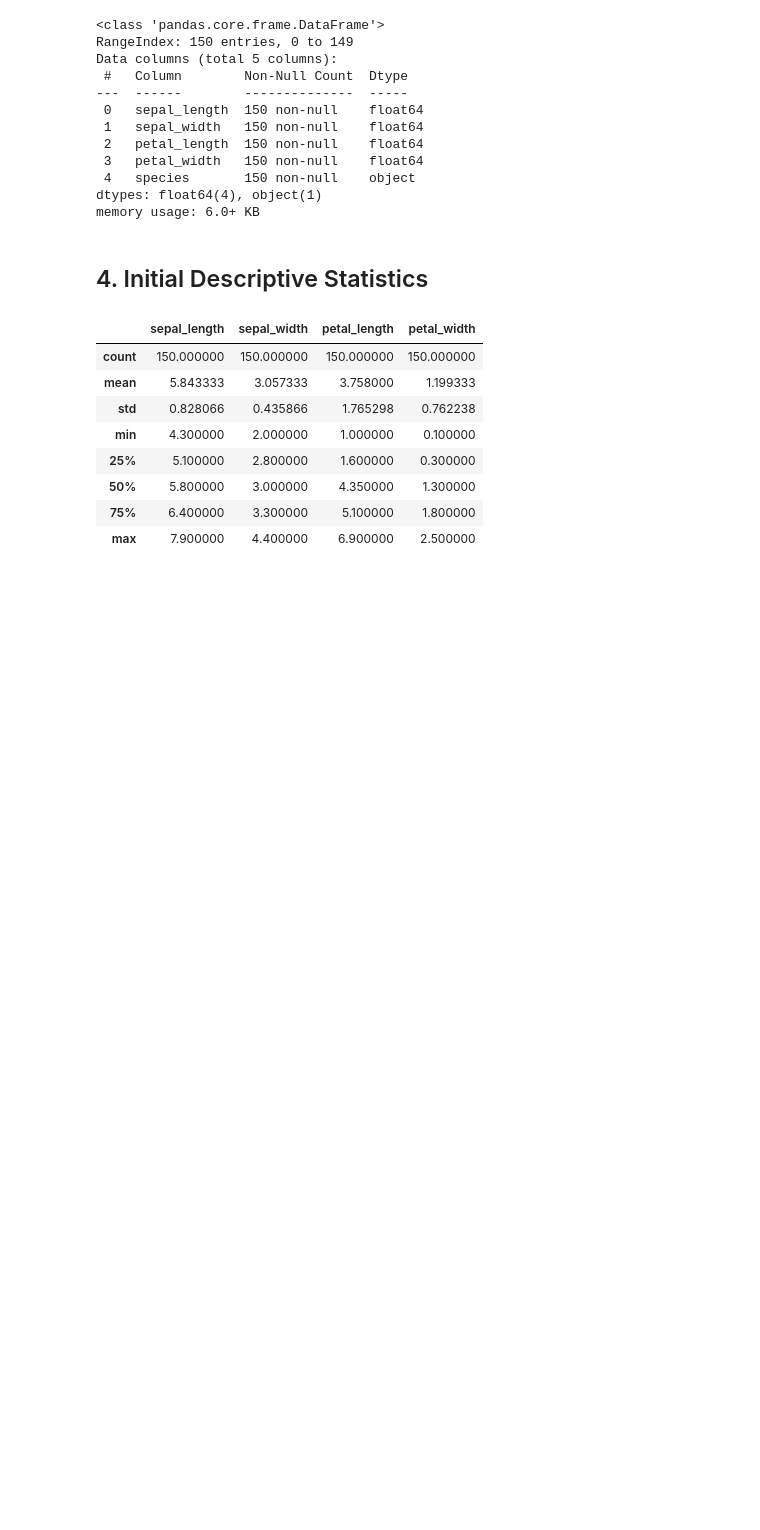
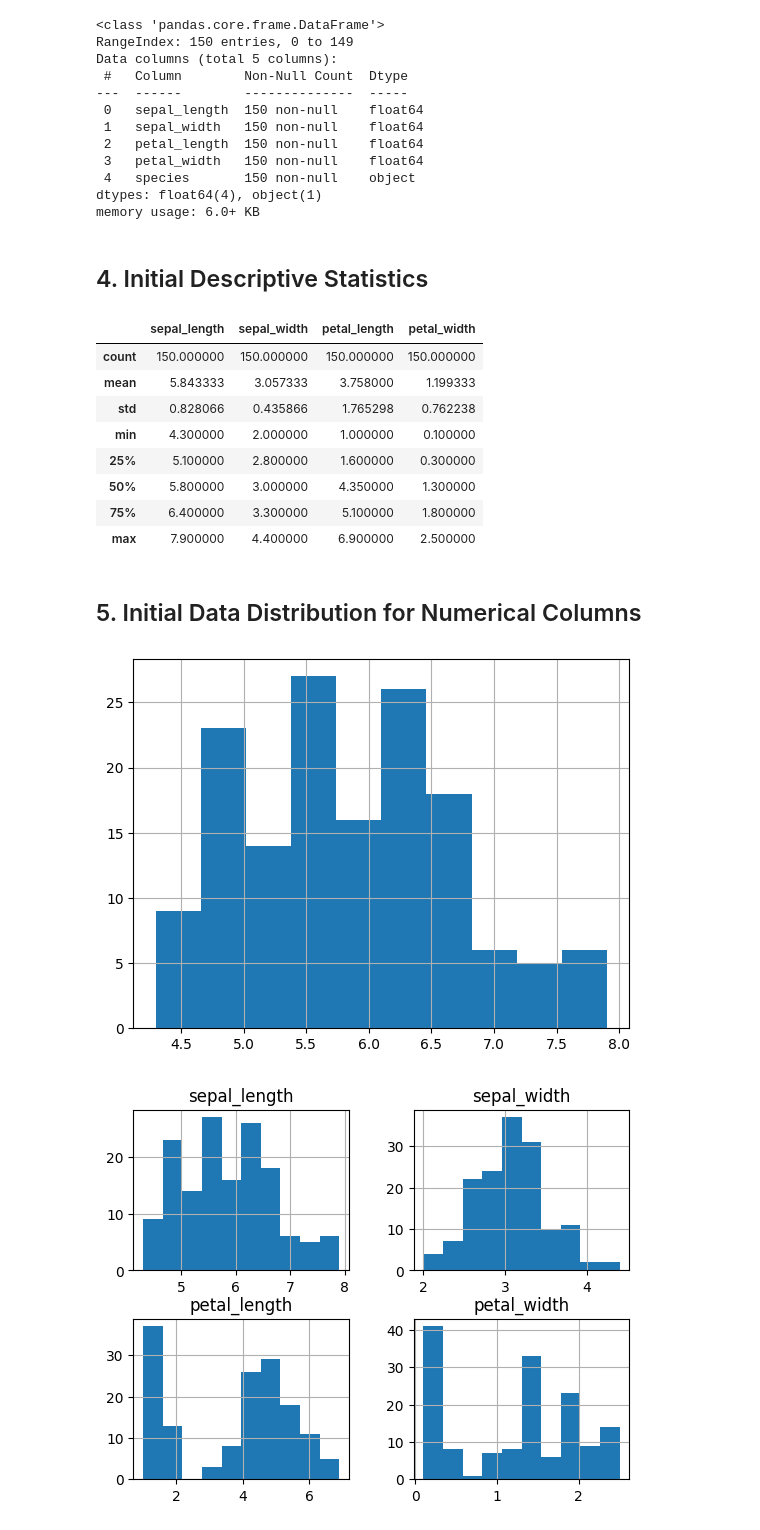
Before and after one commit to brendonmcnulty/datafun-04-eda, a Jupyter notebook: brendon_eda_notebook.ipynb, the cells around one changed output. Drawn from its saved outputs; the diff is of its cells as text; code cells hidden in the pictures; blank space fills up the shorter version.

Commit message:
Add Step 5a: Histograms for numerical columns

```diff
--- a/brendon_eda_notebook.ipynb
+++ b/brendon_eda_notebook.ipynb
@@ -79,3 +79,18 @@ iris_df.describe()
 | 50% | 5.800000 | 3.000000 | 4.350000 | 1.300000 |
 | 75% | 6.400000 | 3.300000 | 5.100000 | 1.800000 |
 | max | 7.900000 | 4.400000 | 6.900000 | 2.500000 |
+# %% [markdown]
+## 5. Initial Data Distribution for Numerical Columns
+# %%
+# Histogram of one numerical column
+iris_df['sepal_length'].hist()
+
+# Histograms for ALL numerical columns
+iris_df.hist()
+
+# Show plots
+import matplotlib.pyplot as plt
+plt.show()
+# %% [output]
+[figure, added]
+[figure, added]
```
